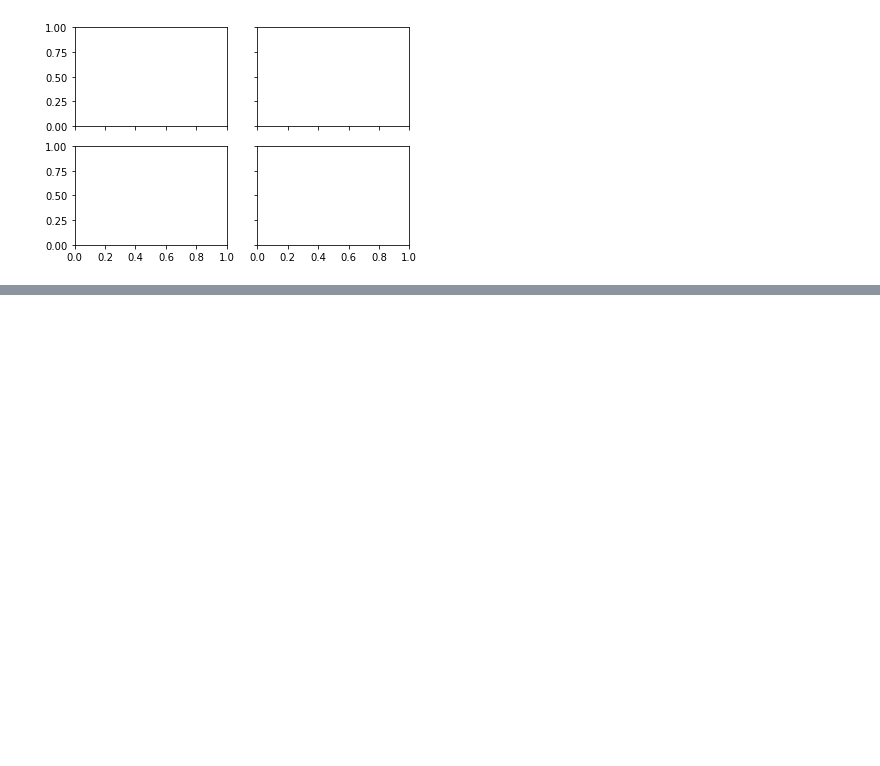
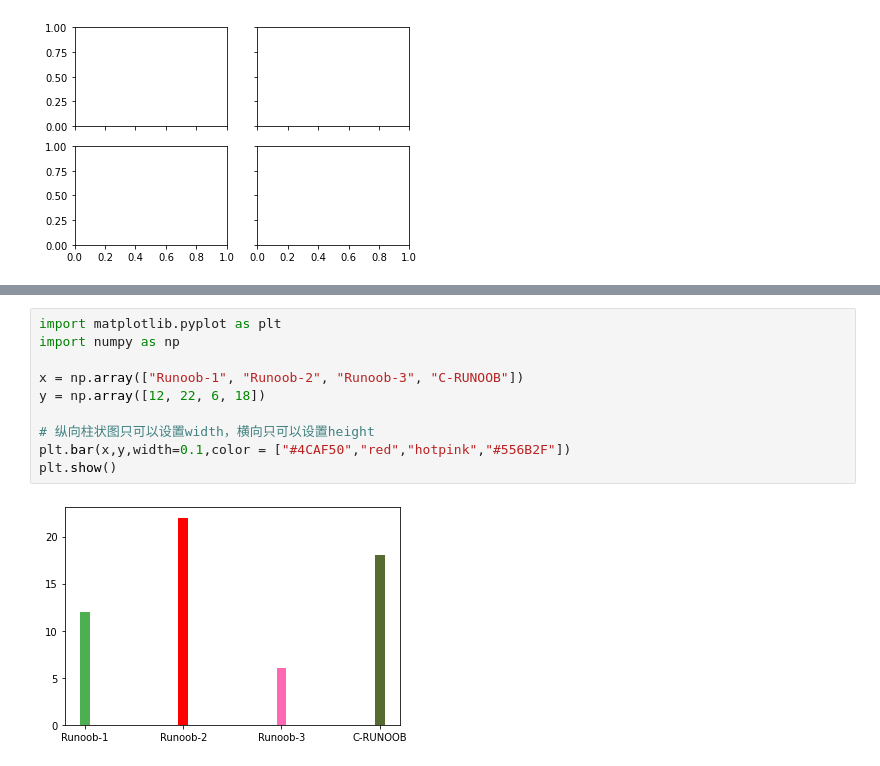
Before and after one commit to liyuke65535/jupyter_codes, a Jupyter notebook: python_learn_notes/matplotlib_learn.ipynb, the cells around one changed output, grey strips where cells are left out. Saved outputs shown, nothing was run; the diff lists cells and outputs as text; blank space fills up the shorter version.

```diff
--- a/python_learn_notes/matplotlib_learn.ipynb
+++ b/python_learn_notes/matplotlib_learn.ipynb
@@ -211,0 +222,12 @@ plt.show()
+# %%
+import matplotlib.pyplot as plt
+import numpy as np
+
+x = np.array(["Runoob-1", "Runoob-2", "Runoob-3", "C-RUNOOB"])
+y = np.array([12, 22, 6, 18])
+
+# 纵向柱状图只可以设置width，横向只可以设置height
+plt.bar(x,y,width=0.1,color = ["#4CAF50","red","hotpink","#556B2F"])
+plt.show()
+# %% [output]
+[figure, added]
```
Also changed, not shown: parts of 8 cells of this notebook.
